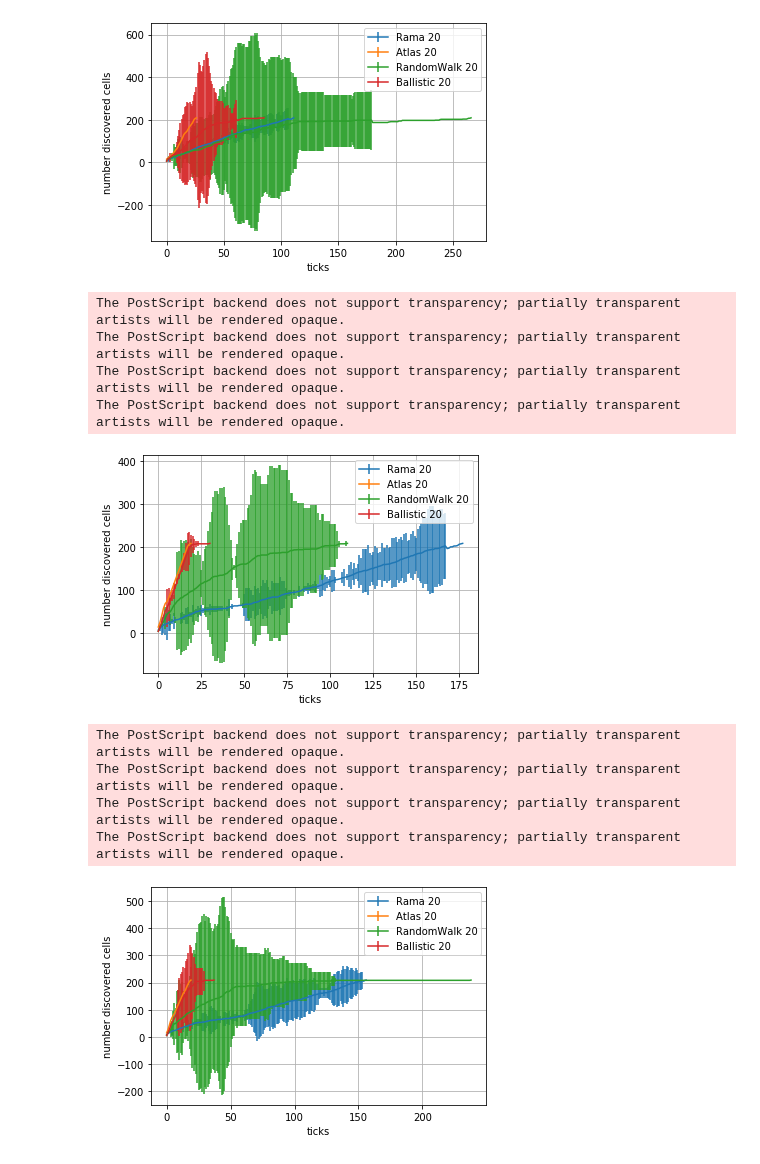
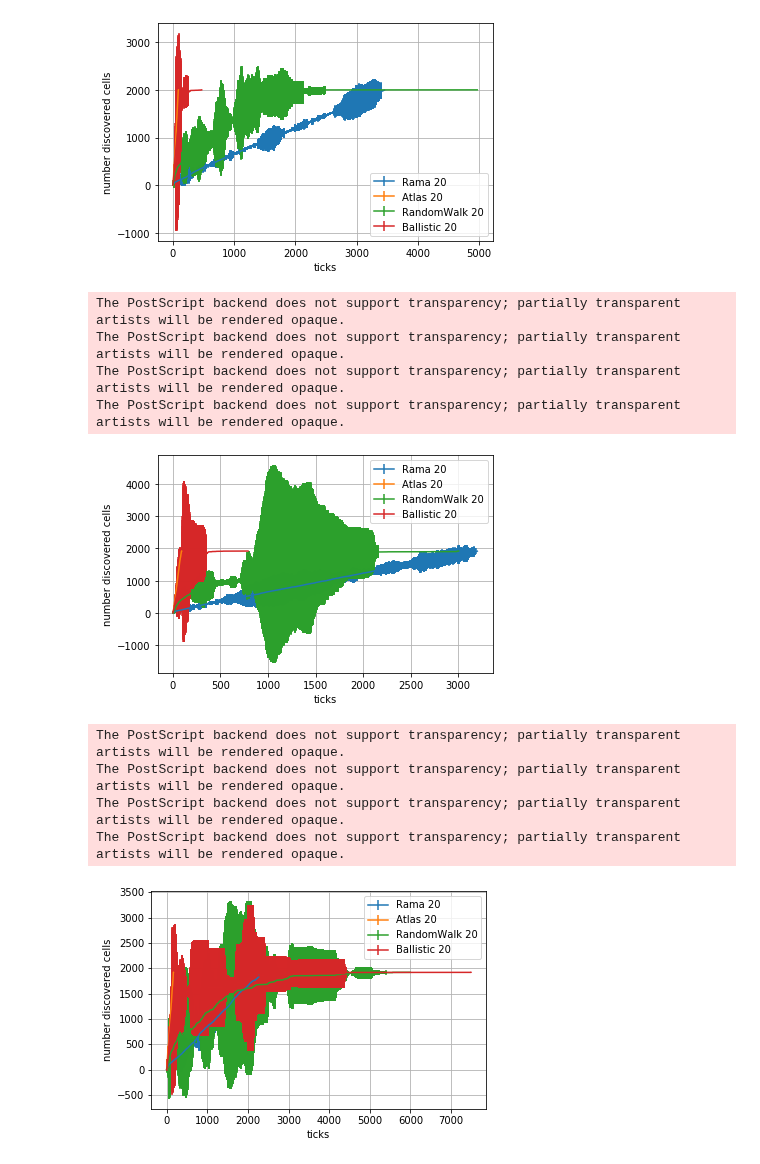
Before and after one commit to openwsn-berkeley/Atlas, a Jupyter notebook: DrawResults.ipynb, the cells around one changed output. Cells and saved outputs as stored; diff of their text form; code cells hidden in the pictures.

```diff
--- a/DrawResults.ipynb
+++ b/DrawResults.ipynb
@@ -30,7 +30,7 @@ Heatmap
 
 #=== gather data
 
-with open('AtlasLog_200428014808.json','r') as f:
+with open('AtlasLog_200428190202.json','r') as f:
     log      = json.loads(f.read())
 
 #=== create plot
@@ -96,7 +97,7 @@ Completion Ratio
 
 #=== gather data
 
-with open('AtlasLog_200428022117.json','r') as f:
+with open('AtlasLog_200428190202.json','r') as f:
     log = json.loads(f.read())
 
 data     = {}
@@ -105,9 +106,9 @@ for run in log:
     numRobots        = run['numRobots']
     mappingoutcome   = run['mappingoutcome']
     if scenarioName not in data:
-        data[scenarioName]            = {}
+        data[scenarioName]             = {}
     if numRobots not in data[scenarioName]:
-        data[scenarioName][numRobots] = []
+        data[scenarioName][numRobots]  = []
     if mappingoutcome=='success':
         data[scenarioName][numRobots] += [1]
     else:
@@ -149,7 +150,7 @@ Mapping Profile
 
 #=== gather data
 
-with open('AtlasLog_200428181419.json','r') as f:
+with open('AtlasLog_200428190202.json','r') as f:
     log = json.loads(f.read())
 
 #=== gather data
@@ -184,40 +185,40 @@ for (k1,v1) in data.items():
             ms += [m]
             hs += [h]
         data[k1][k2] = {
             'mean':                ms,
             'confidence_interval': hs,
         }
 
 #=== create plot
 
 scenarioNames = set(scenarioNames)
 
 for scenarioName in scenarioNames:
     (fig,ax) = plt.subplots()
     lines    = []
     for ((scenario,numRobots),v) in data.items():
         if scenario!=scenarioName:
             continue
         for (alg,profile) in v.items():
             lines    += [ax.errorbar(x=range(len(profile['mean'])),y=profile['mean'],yerr=profile['confidence_interval'],label='{0} {1}'.format(alg,numRobots))]
     ax.grid(True, zorder=5)
     ax.legend()
     plt.xlabel('ticks')
     plt.ylabel('number discovered cells')
     plt.show()
     fig.savefig(os.path.join('plots','mapping_profile_{0}.eps'.format(scenarioName)),bbox_inches='tight')
 # %% [output]
-[figure, old version]
+[figure, new version]
 The PostScript backend does not support transparency; partially transparent artists will be rendered opaque.
 The PostScript backend does not support transparency; partially transparent artists will be rendered opaque.
 The PostScript backend does not support transparency; partially transparent artists will be rendered opaque.
 The PostScript backend does not support transparency; partially transparent artists will be rendered opaque.
-[figure, old version]
+[figure, new version]
 The PostScript backend does not support transparency; partially transparent artists will be rendered opaque.
 The PostScript backend does not support transparency; partially transparent artists will be rendered opaque.
 The PostScript backend does not support transparency; partially transparent artists will be rendered opaque.
 The PostScript backend does not support transparency; partially transparent artists will be rendered opaque.
-[figure, old version]
+[figure, new version]
 The PostScript backend does not support transparency; partially transparent artists will be rendered opaque.
 The PostScript backend does not support transparency; partially transparent artists will be rendered opaque.
 The PostScript backend does not support transparency; partially transparent artists will be rendered opaque.
```
Also changed, not shown: parts of 2 cells of this notebook, 1 other file.
